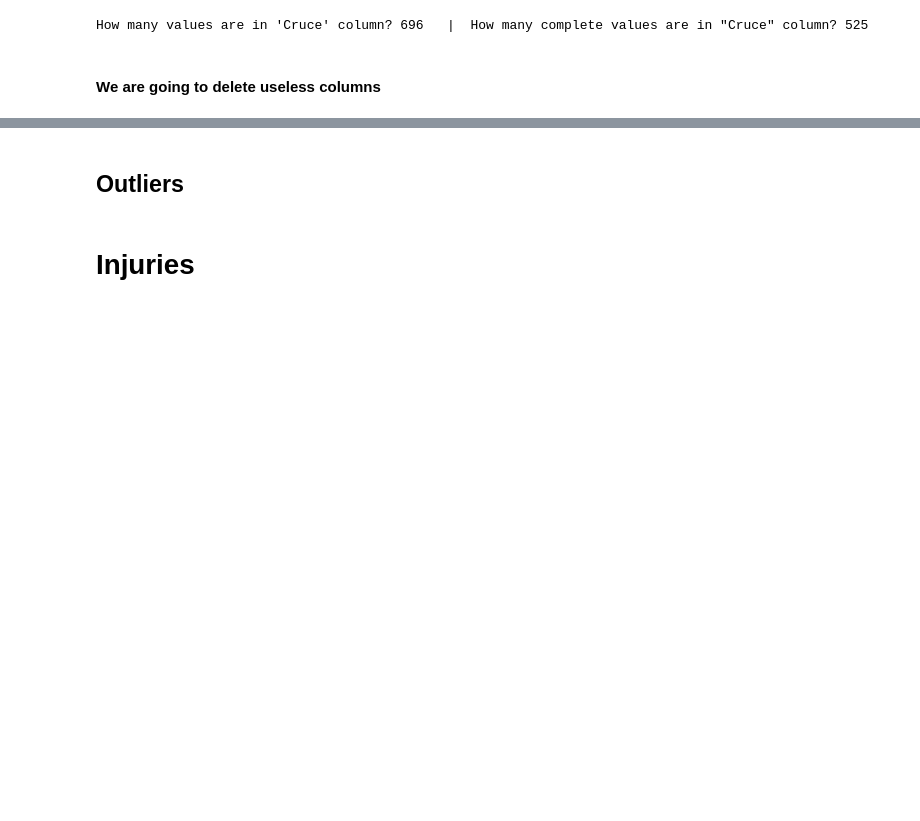
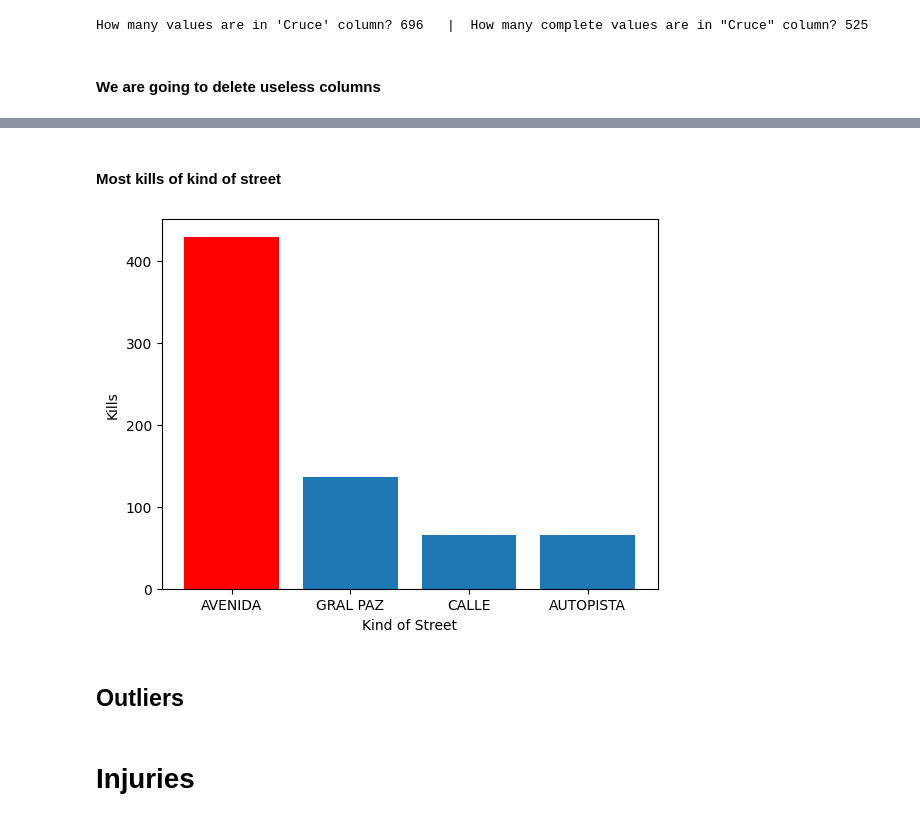
Before and after one commit to Jhonisnotreal/CrashChronicles, a Jupyter notebook: EDA.ipynb, the cells around one changed output, grey strips where cells are left out. Drawn from its saved outputs; the diff is of its cells as text; code cells hidden in the pictures; blank space fills up the shorter version.

```diff
--- a/EDA.ipynb
+++ b/EDA.ipynb
@@ -145,2 +233,17 @@ kills = kills.drop(['Altura', 'Cruce'], axis=1, inplace=True)
+# %% [markdown]
+#### Most kills of kind of street
+# %%
+most_kind_street = kills['TIPO_DE_CALLE'].value_counts().index[0]
+
+plt.bar(kills['TIPO_DE_CALLE'].unique(), kills['TIPO_DE_CALLE'].value_counts())
+plt.xlabel("Kind of Street")
+plt.ylabel("Kills")
+
+# Resaltar la barra del año con mayor valor
+plt.bar(most_kind_street, kills['TIPO_DE_CALLE'].value_counts()[most_kind_street], color='red')
+
+plt.show()
+# %% [output]
+[figure, added]
 # %% [markdown]
 ## Outliers
```
Also changed, not shown: parts of 30 cells of this notebook, 2 other files.
